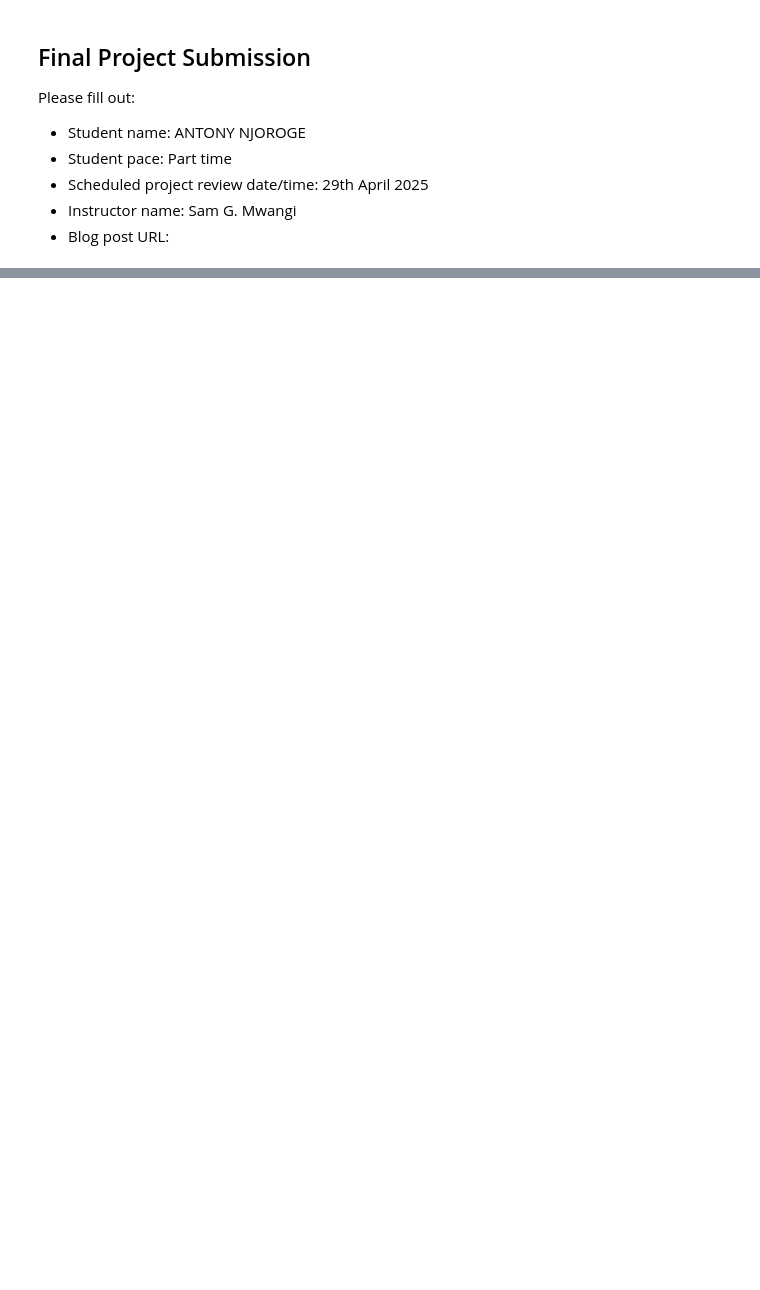
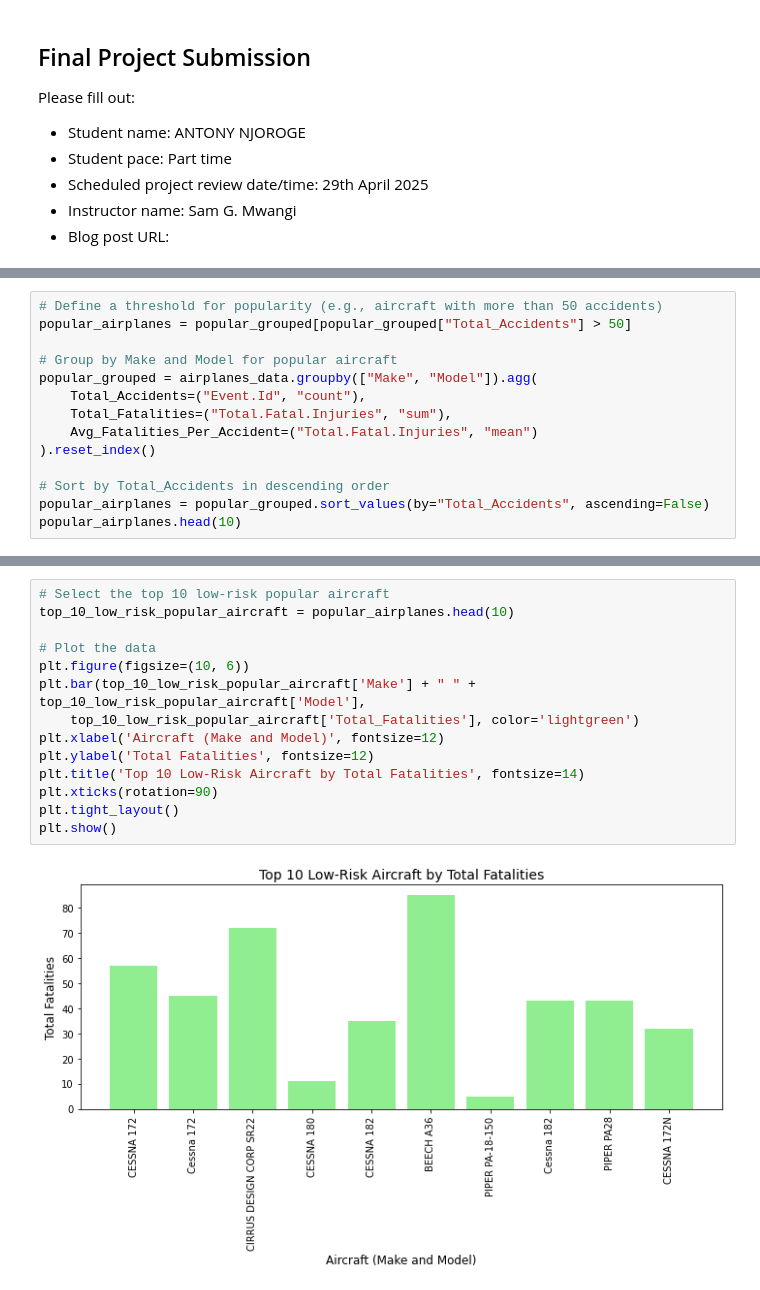
Before and after one commit to PrimeTonyCode/Phase_1_Project, a Jupyter notebook: student.ipynb, the cells around one changed output, grey strips where cells are left out. Cells and saved outputs as stored; diff of their text form; blank space fills up the shorter version.

```diff
--- a/student.ipynb
+++ b/student.ipynb
@@ -84,0 +172,14 @@ df = df.apply(lambda x: x.str.strip() if x.dtype == "object" else x)
+# %%
+# Define a threshold for popularity (e.g., aircraft with more than 50 accidents)
+popular_airplanes = popular_grouped[popular_grouped["Total_Accidents"] > 50]
+
+# Group by Make and Model for popular aircraft
+popular_grouped = airplanes_data.groupby(["Make", "Model"]).agg(
+    Total_Accidents=("Event.Id", "count"),
+    Total_Fatalities=("Total.Fatal.Injuries", "sum"),
+    Avg_Fatalities_Per_Accident=("Total.Fatal.Injuries", "mean")
+).reset_index()
+
+# Sort by Total_Accidents in descending order
+popular_airplanes = popular_grouped.sort_values(by="Total_Accidents", ascending=False)
+popular_airplanes.head(10)
@@ -84,0 +228,16 @@ df = df.apply(lambda x: x.str.strip() if x.dtype == "object" else x)
+# %%
+# Select the top 10 low-risk popular aircraft
+top_10_low_risk_popular_aircraft = popular_airplanes.head(10)
+
+# Plot the data
+plt.figure(figsize=(10, 6))
+plt.bar(top_10_low_risk_popular_aircraft['Make'] + " " + top_10_low_risk_popular_aircraft['Model'],
+    top_10_low_risk_popular_aircraft['Total_Fatalities'], color='lightgreen')
+plt.xlabel('Aircraft (Make and Model)', fontsize=12)
+plt.ylabel('Total Fatalities', fontsize=12)
+plt.title('Top 10 Low-Risk Aircraft by Total Fatalities', fontsize=14)
+plt.xticks(rotation=90)
+plt.tight_layout()
+plt.show()
+# %% [output]
+[figure, added]
```
Also changed, not shown: parts of 21 cells of this notebook, 1 other file.
